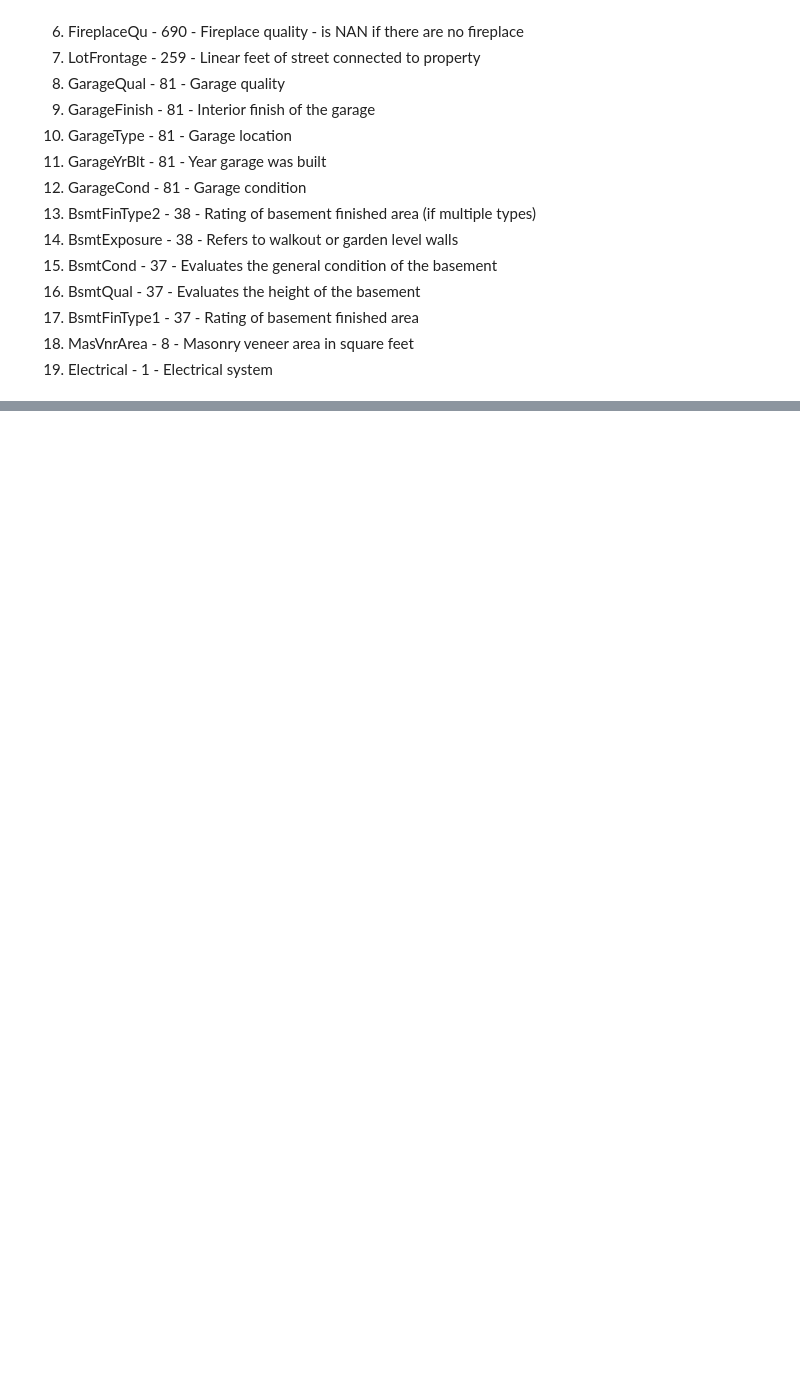
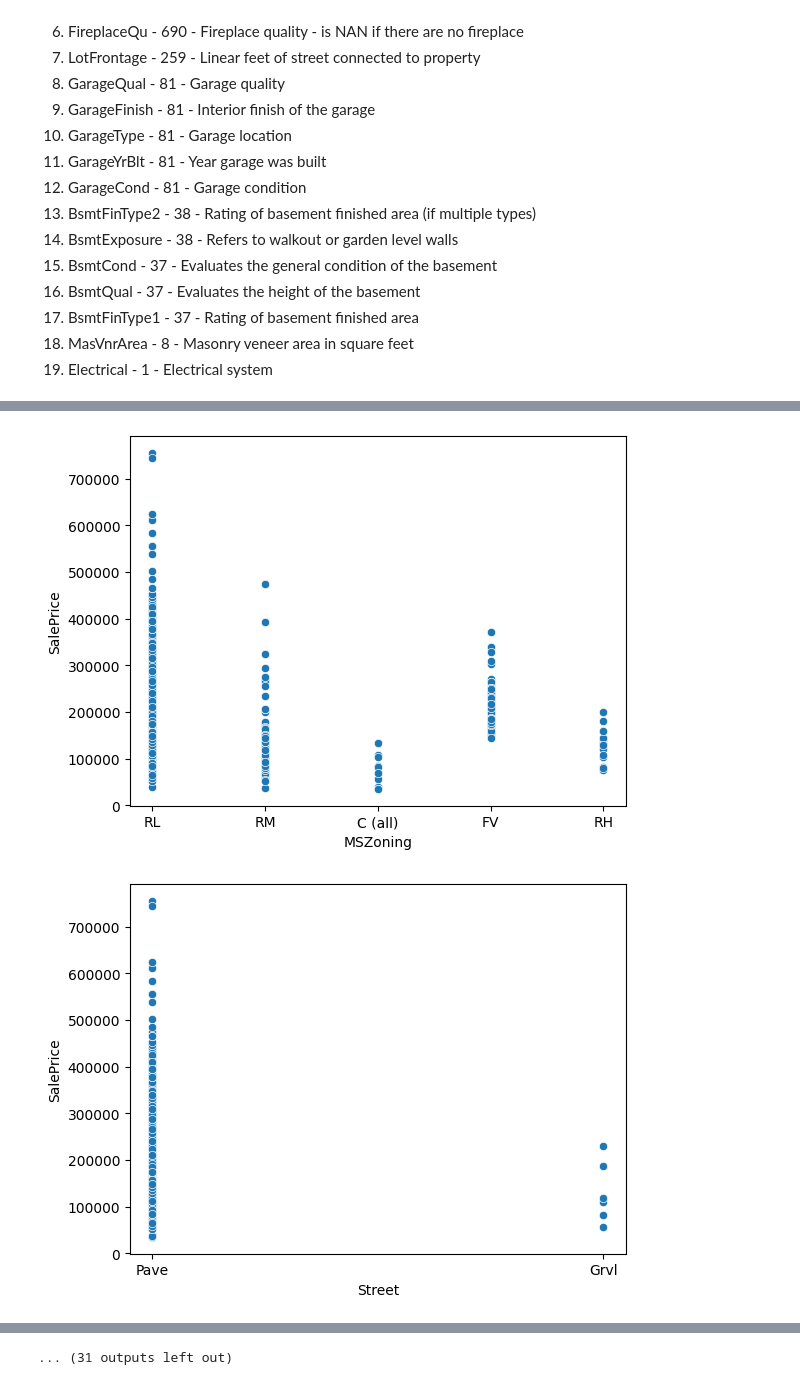
Before and after one commit to anzak-hub/house_prices_prediction, a Jupyter notebook: data_manipulation/data_cleaning.ipynb, the cells around one changed output, grey strips where cells are left out. Cells and saved outputs as stored; diff of their text form; code cells hidden in the pictures; blank space fills up the shorter version.

```diff
--- a/data_manipulation/data_cleaning.ipynb
+++ b/data_manipulation/data_cleaning.ipynb
@@ -605,0 +465,6 @@ SalePrice     0.111419  0.092397  -0.0212  0.04638 -0.028907
+# %%
+# Now we have to choose categorcal variables which are important for us
+df_train_categorical = df_train_cleaned.select_dtypes(exclude=np.number)
+print(df_train_categorical.columns.tolist())
+
+print(df_train_categorical.info())
@@ -605,0 +489,9 @@ SalePrice     0.111419  0.092397  -0.0212  0.04638 -0.028907
+# %%
+# Check which features are important according to scklearn
+categorical_columns_all = df_train_categorical.columns.tolist()
+for categorical_column in categorical_columns_all:
+    sns.scatterplot(df_train, x=df_train[categorical_column], y=df_train["SalePrice"])
+    plt.show()
+# %% [output]
+[figure, added]
+[figure, added]
@@ -605,0 +508 @@ SalePrice     0.111419  0.092397  -0.0212  0.04638 -0.028907
+... (31 outputs left out)
```
Also changed, not shown: parts of 51 cells of this notebook, 6 other files.
